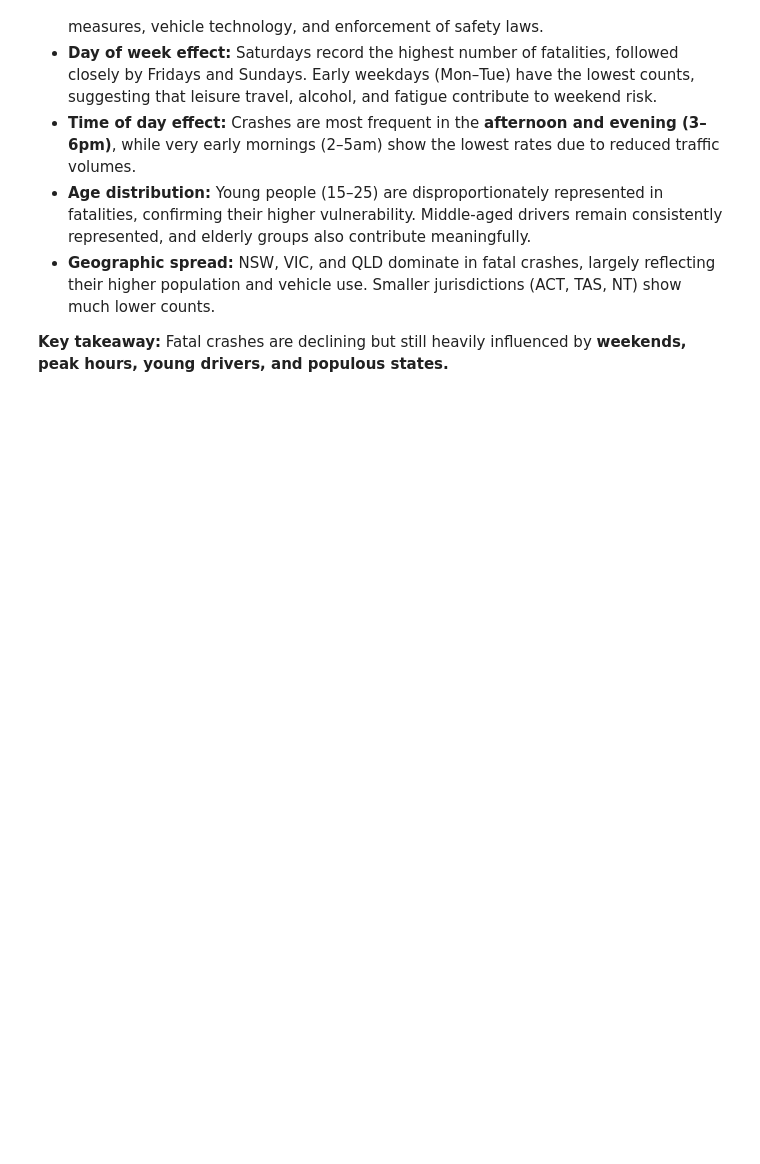
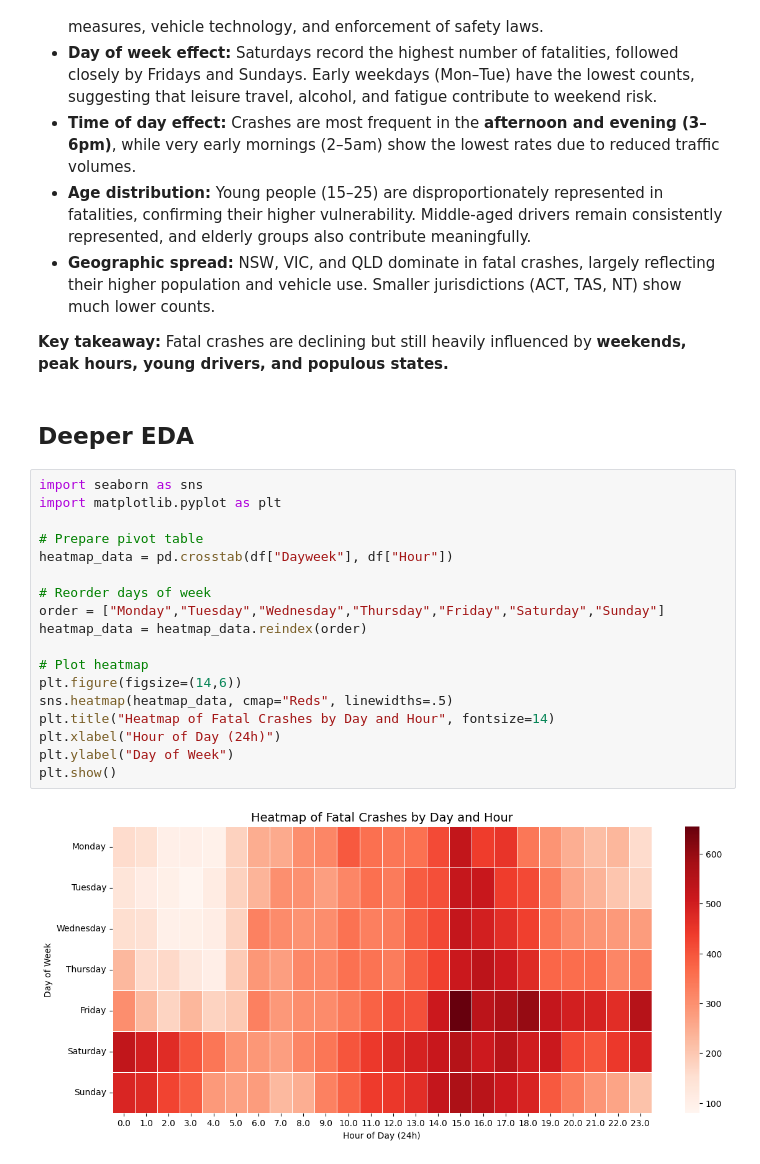
Before and after one commit to NoorullahMuhammadKhan/Noorullah-Khan-Github-Repository, a Jupyter notebook: Scyne Advisory Interview/Traffic Investigation Scyne Advisory.ipynb, the cells around one changed output. Cells and saved outputs as stored; diff of their text form; blank space fills up the shorter version.

```diff
--- a/Scyne Advisory Interview/Traffic Investigation Scyne Advisory.ipynb
+++ b/Scyne Advisory Interview/Traffic Investigation Scyne Advisory.ipynb
@@ -265,3 +267,25 @@ The exploratory analysis highlights several clear patterns in the fatal crash da
 - **Geographic spread:** NSW, VIC, and QLD dominate in fatal crashes, largely reflecting their higher population and vehicle use. Smaller jurisdictions (ACT, TAS, NT) show much lower counts.
 
 **Key takeaway:** Fatal crashes are declining but still heavily influenced by **weekends, peak hours, young drivers, and populous states.**
+# %% [markdown]
+## Deeper EDA
+# %%
+import seaborn as sns
+import matplotlib.pyplot as plt
+
+# Prepare pivot table
+heatmap_data = pd.crosstab(df["Dayweek"], df["Hour"])
+
+# Reorder days of week
+order = ["Monday","Tuesday","Wednesday","Thursday","Friday","Saturday","Sunday"]
+heatmap_data = heatmap_data.reindex(order)
+
+# Plot heatmap
+plt.figure(figsize=(14,6))
+sns.heatmap(heatmap_data, cmap="Reds", linewidths=.5)
+plt.title("Heatmap of Fatal Crashes by Day and Hour", fontsize=14)
+plt.xlabel("Hour of Day (24h)")
+plt.ylabel("Day of Week")
+plt.show()
+# %% [output]
+[figure, added]
```
Also changed, not shown: parts of 18 cells of this notebook.
